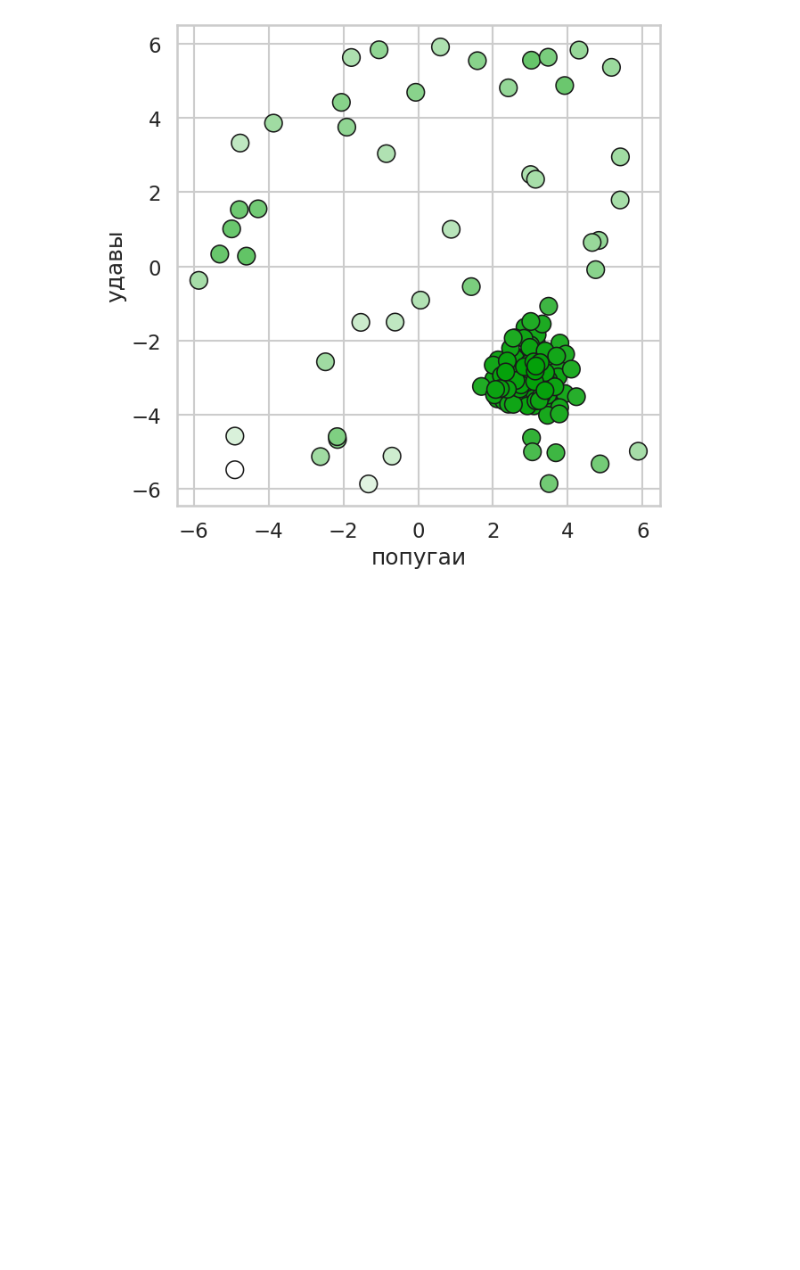
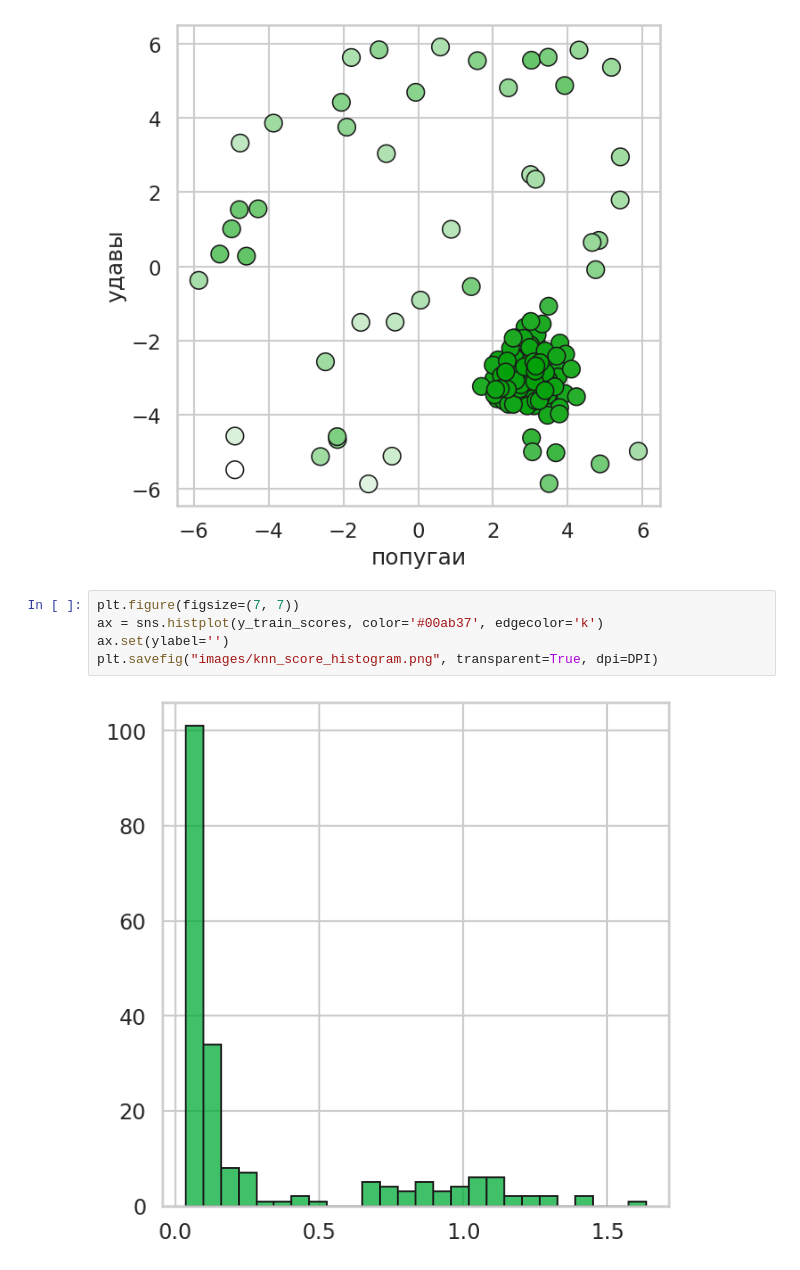
Before and after one commit to onixlas/phd-2025-anomaly-detection, a Jupyter notebook: knn.ipynb, the cells around one changed output. Drawn from its saved outputs; the diff is of its cells as text; blank space fills up the shorter version.

Commit message:
Add knn score histogram

```diff
--- a/knn.ipynb
+++ b/knn.ipynb
@@ -189,3 +189,10 @@ sns.scatterplot(data, x='попугаи', y='удавы', s=200, edgecolor='k',
 plt.savefig("images/knn_anomalies.png", transparent=True, dpi=DPI)
 # %% [output]
 [figure]
+# %%
+plt.figure(figsize=(7, 7))
+ax = sns.histplot(y_train_scores, color='#00ab37', edgecolor='k')
+ax.set(ylabel='')
+plt.savefig("images/knn_score_histogram.png", transparent=True, dpi=DPI)
+# %% [output]
+[figure, added]
```
Also changed, not shown: 1 other file.
